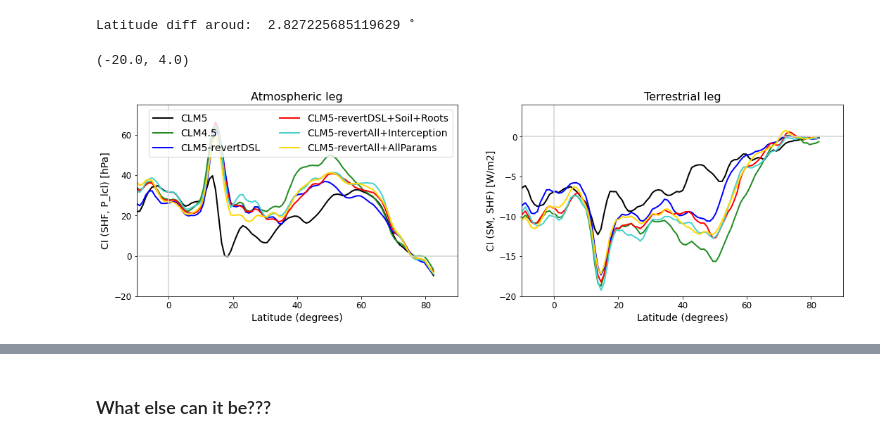
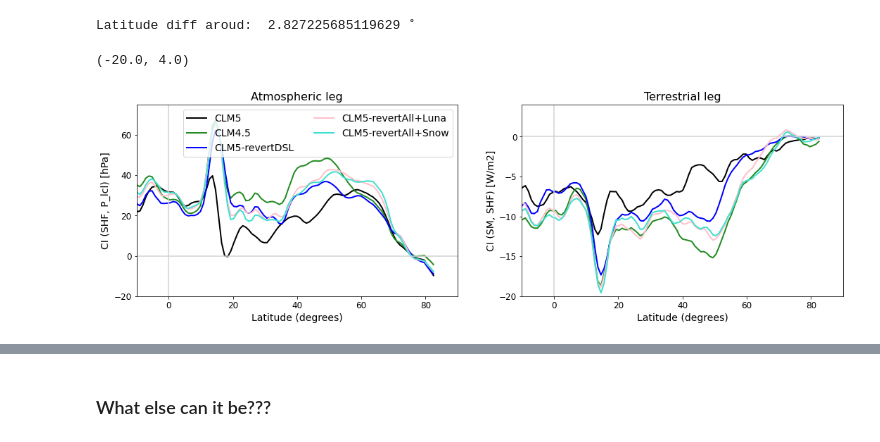
Before and after one commit to megandevlan/Coupling_CAM6CLM5, a Jupyter notebook: CouplingIndex_ModelVersionSensitivity_V2.ipynb, the cells around one changed output, grey strips where cells are left out. Saved outputs shown, nothing was run; the diff lists cells and outputs as text; code cells hidden in the pictures.

Commit message:
RUBISCO mixing diagrams added

```diff
--- a/CouplingIndex_ModelVersionSensitivity_V2.ipynb
+++ b/CouplingIndex_ModelVersionSensitivity_V2.ipynb
@@ -2225,0 +2535,5 @@ TerraLeg_JJA_clm5_AllAndAllParams  = np.squeeze(np.asarray(terraLeg_coupling_All
+# %%
+# Make one big xr.Dataset containing all the information we need
+dFull_AllAndSnow = camDS_AllAndSnow
+dFull_AllAndSnow['soilM_10'] = (('time','lat','lon'), clmDS_AllAndSnow.SOILWATER_10CM.values)
+dFull_AllAndSnow['Plcl'] = (('time','lat','lon'), Plcl)
@@ -2226,3 +2571,6 @@ TerraLeg_JJA_clm5_AllAndAllParams  = np.squeeze(np.asarray(terraLeg_coupling_All
+# %%
+AtmoLeg_JJA_clm5_AllAndSnow   = np.squeeze(np.asarray(atmoLeg_coupling_AllAndSnow.SHFLX_Plcl_CI[1,:,:]))
+TerraLeg_JJA_clm5_AllAndSnow  = np.squeeze(np.asarray(terraLeg_coupling_AllAndSnow.soilM_10_SHFLX_CI[1,:,:]))
 # %% [markdown]
 ### Final figure build up sequence:
 # %%
@@ -2279,10 +2633,11 @@ lonMean_atmoLeg_CLM5_noDSLPHSFPIroots                      = moving_average(lonM
 lonMean_atmoLeg_CLM5_noDSLPHSFPIrootsWaterMov              = moving_average(lonMean_atmoLeg_CLM5_noDSLPHSFPIrootsWaterMov, w)
 lonMean_atmoLeg_CLM5_noDSLPHSFPIrootsWaterMovLeafintercept = moving_average(lonMean_atmoLeg_CLM5_noDSLPHSFPIrootsWaterMovLeafintercept, w)
 # lonMean_atmoLeg_CLM5_snowVars                              = moving_average(lonMean_atmoLeg_CLM5_snowVars, w)
-lonMean_atmoLeg_CLM5_AllAndParams                          = moving_average(lonMean_atmoLeg_CLM5_AllAndParams, w)
+# lonMean_atmoLeg_CLM5_AllAndParams                          = moving_average(lonMean_atmoLeg_CLM5_AllAndParams, w)
 lonMean_atmoLeg_CLM5_AllAndAllParams                       = moving_average(lonMean_atmoLeg_CLM5_AllAndAllParams, w)
-
-
+lonMean_atmoLeg_CLM5_AllAndIrrigThresh                     = moving_average(lonMean_atmoLeg_CLM5_AllAndIrrigThresh, w)
+lonMean_atmoLeg_CLM5_AllAndLuna                            = moving_average(lonMean_atmoLeg_CLM5_AllAndLuna, w)
+lonMean_atmoLeg_CLM5_AllAndSnow                            = moving_average(lonMean_atmoLeg_CLM5_AllAndSnow, w)
 
 lonMean_terraLeg_CESM2            = moving_average(lonMean_terraLeg_CESM2, w)
 lonMean_terraLeg_CLM45            = moving_average(lonMean_terraLeg_CLM45, w)
@@ -2295,8 +2650,12 @@ lonMean_terraLeg_CLM5_noDSLPHSFPIroots                      = moving_average(lon
 lonMean_terraLeg_CLM5_noDSLPHSFPIrootsWaterMov              = moving_average(lonMean_terraLeg_CLM5_noDSLPHSFPIrootsWaterMov, w)
 lonMean_terraLeg_CLM5_noDSLPHSFPIrootsWaterMovLeafintercept = moving_average(lonMean_terraLeg_CLM5_noDSLPHSFPIrootsWaterMovLeafintercept, w)
 # lonMean_terraLeg_CLM5_snowVars                              = moving_average(lonMean_terraLeg_CLM5_snowVars, w)
-lonMean_terraLeg_CLM5_AllAndParams                          = moving_average(lonMean_terraLeg_CLM5_AllAndParams, w)
+# lonMean_terraLeg_CLM5_AllAndParams                          = moving_average(lonMean_terraLeg_CLM5_AllAndParams, w)
 lonMean_terraLeg_CLM5_AllAndAllParams                       = moving_average(lonMean_terraLeg_CLM5_AllAndAllParams, w)
+lonMean_terraLeg_CLM5_AllAndIrrigThresh                      = moving_average(lonMean_terraLeg_CLM5_AllAndIrrigThresh, w)
+lonMean_terraLeg_CLM5_AllAndLuna                             = moving_average(lonMean_terraLeg_CLM5_AllAndLuna, w)
+lonMean_terraLeg_CLM5_AllAndSnow                             = moving_average(lonMean_terraLeg_CLM5_AllAndSnow, w)
+
 
 smoothLat = moving_average(lat,w)
 # %% [output]
@@ -2319,12 +2678,14 @@ axs[0].plot(smoothLat,lonMean_atmoLeg_CLM5_noDSL,'blue',linewidth=2,label='CLM5-
 # axs[0].plot(smoothLat,lonMean_atmoLeg_CLM5_noDSLPHS,'goldenrod',linewidth=2,label='CLM5-revertDSL+PHS',linestyle='-')
 # axs[0].plot(smoothLat,lonMean_atmoLeg_CLM5_noDSLPHSFPI,'darkviolet',linewidth=2,label='CLM5-revertDSL+PHS+FPI',linestyle='-')
 # axs[0].plot(smoothLat,lonMean_atmoLeg_CLM5_noDSLPHSFPIroots,'darkorange',linewidth=2,label='CLM5-revertAll+SoilRootStruct',linestyle='-')
-axs[0].plot(smoothLat,lonMean_atmoLeg_CLM5_noDSLPHSFPIrootsWaterMov,'red',linewidth=2,label='CLM5-revertDSL+Soil+Roots',linestyle='-')
-axs[0].plot(smoothLat,lonMean_atmoLeg_CLM5_noDSLPHSFPIrootsWaterMovLeafintercept,'mediumturquoise',linewidth=2,label='CLM5-revertAll+Interception',linestyle='-')
-#axs[0].plot(smoothLat,lonMean_atmoLeg_CLM5_snowVars,'turquoise',linewidth=2,label='CLM5-revertSnowVars',linestyle='-')
+# axs[0].plot(smoothLat,lonMean_atmoLeg_CLM5_noDSLPHSFPIrootsWaterMov,'red',linewidth=2,label='CLM5-revertDSL+Soil+Roots',linestyle='-')
+# axs[0].plot(smoothLat,lonMean_atmoLeg_CLM5_noDSLPHSFPIrootsWaterMovLeafintercept,'mediumturquoise',linewidth=2,label='CLM5-revertAll+Interception',linestyle='-')
+# axs[0].plot(smoothLat,lonMean_atmoLeg_CLM5_snowVars,'turquoise',linewidth=2,label='CLM5-revertSnowVars',linestyle='-')
 # axs[0].plot(smoothLat,lonMean_atmoLeg_CLM5_AllAndParams,'magenta',linewidth=2,label='CLM5-revertAll+Params',linestyle='-')
-axs[0].plot(smoothLat,lonMean_atmoLeg_CLM5_AllAndAllParams,'gold',linewidth=2,label='CLM5-revertAll+AllParams',linestyle='-')
-
+# axs[0].plot(smoothLat,lonMean_atmoLeg_CLM5_AllAndAllParams,'gold',linewidth=2,label='CLM5-revertAll+AllParams',linestyle='-')
+# axs[0].plot(smoothLat,lonMean_atmoLeg_CLM5_AllAndIrrigThresh,'darkorange',linewidth=2,label='CLM5-revertAll+IrrigThreshold',linestyle='-')
+axs[0].plot(smoothLat,lonMean_atmoLeg_CLM5_AllAndLuna,'pink',linewidth=2,label='CLM5-revertAll+Luna',linestyle='-')
+axs[0].plot(smoothLat,lonMean_atmoLeg_CLM5_AllAndSnow,'turquoise',linewidth=2,label='CLM5-revertAll+Snow',linestyle='-')
 
 
 axs[0].legend(fontsize=14,ncol=2)
@@ -2334,36 +2695,38 @@ axs[0].set_title('Atmospheric leg',fontsize=16)
 axs[0].set_xlim([-10, 90])
 axs[0].axhline(0,color='lightgrey')
 axs[0].axvline(0,color='lightgrey')
 
 # --- Plot terrestrial leg ----
 axs[1].plot(smoothLat,lonMean_terraLeg_CESM2,'k',linewidth=2)
 axs[1].plot(smoothLat,lonMean_terraLeg_CLM45,'forestgreen',linewidth=2)
 # axs[1].plot(smoothLat, lonMean_terraLeg_CLM5_zetamax,'orange',linewidth=2,label='CLM5-RevertZetamax')
 # axs[1].plot(smoothLat, lonMean_terraLeg_CLM5_undercanopy,'red',linewidth=2,label='CLM5-RevertUndercanopy')
 axs[1].plot(smoothLat,lonMean_terraLeg_CLM5_noDSL,'blue',linewidth=2,label='CLM5-revertDSL',linestyle='-')
 # axs[1].plot(smoothLat,lonMean_terraLeg_CLM5_noDSLPHS,'goldenrod',linewidth=2,label='CLM5-revertDSL+PHS',linestyle='-')
 # axs[1].plot(smoothLat,lonMean_terraLeg_CLM5_noDSLPHSFPI,'darkviolet',linewidth=2,label='CLM5-revertDSL+PHS+FPI',linestyle='-')
 # axs[1].plot(smoothLat,lonMean_terraLeg_CLM5_noDSLPHSFPIroots,'darkorange',linewidth=2,label='CLM5-revertFullSet',linestyle='-')
-axs[1].plot(smoothLat,lonMean_terraLeg_CLM5_noDSLPHSFPIrootsWaterMov,'red',linewidth=2,label='CLM5-revertAll+WaterMov',linestyle='-')
-axs[1].plot(smoothLat,lonMean_terraLeg_CLM5_noDSLPHSFPIrootsWaterMovLeafintercept,'mediumturquoise',linewidth=2,label='CLM5-revertAll+WaterMov',linestyle='-')
-#axs[1].plot(smoothLat,lonMean_terraLeg_CLM5_snowVars,'turquoise',linewidth=2,label='CLM5-revertSnowVars',linestyle='-')
+# axs[1].plot(smoothLat,lonMean_terraLeg_CLM5_noDSLPHSFPIrootsWaterMov,'red',linewidth=2,label='CLM5-revertAll+WaterMov',linestyle='-')
+# axs[1].plot(smoothLat,lonMean_terraLeg_CLM5_noDSLPHSFPIrootsWaterMovLeafintercept,'mediumturquoise',linewidth=2,label='CLM5-revertAll+WaterMov',linestyle='-')
+# axs[1].plot(smoothLat,lonMean_terraLeg_CLM5_snowVars,'turquoise',linewidth=2,label='CLM5-revertSnowVars',linestyle='-')
 # axs[1].plot(smoothLat,lonMean_terraLeg_CLM5_AllAndParams,'magenta',linewidth=2,label='CLM5-revertAll+Params',linestyle='-')
-axs[1].plot(smoothLat,lonMean_terraLeg_CLM5_AllAndAllParams,'gold',linewidth=2,label='CLM5-revertAll+Params',linestyle='-')
-
+# axs[1].plot(smoothLat,lonMean_terraLeg_CLM5_AllAndAllParams,'gold',linewidth=2,label='CLM5-revertAll+Params',linestyle='-')
+# axs[1].plot(smoothLat,lonMean_terraLeg_CLM5_AllAndIrrigThresh,'darkorange',linewidth=2,label='CLM5-revertAll+IrrigThreshold',linestyle='-')
+axs[1].plot(smoothLat,lonMean_terraLeg_CLM5_AllAndLuna,'pink',linewidth=2,label='CLM5-revertAll+Luna',linestyle='-')
+axs[1].plot(smoothLat,lonMean_terraLeg_CLM5_AllAndSnow,'turquoise',linewidth=2,label='CLM5-revertAll+Snow',linestyle='-')
 
 
 
 axs[1].set_xlabel('Latitude (degrees)',fontsize=14)
 axs[1].set_ylabel('CI (SM, SHF) [W/m2]',fontsize=14)
 axs[1].set_title('Terrestrial leg',fontsize=16)
 axs[1].set_xlim([-10, 90])
 axs[1].axhline(0,color='lightgrey')
 axs[1].axvline(0,color='lightgrey')
 
 axs[0].tick_params(axis='both',labelsize=12)
 axs[1].tick_params(axis='both',labelsize=12)
 axs[0].set_ylim([-20,75])
 axs[1].set_ylim([-20,4])
 # %% [output]
 (-20.0, 4.0)
-[figure, old version]
+[figure, new version]
```
Also changed, not shown: parts of 30 cells of this notebook, 1 other file.
